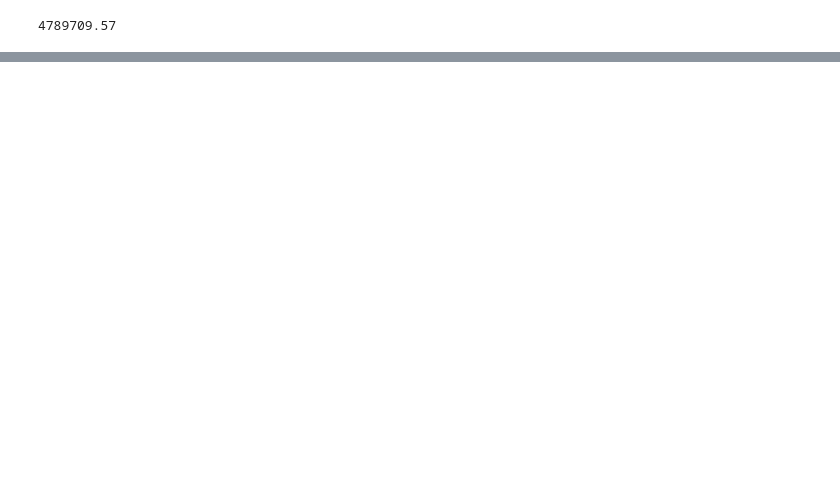
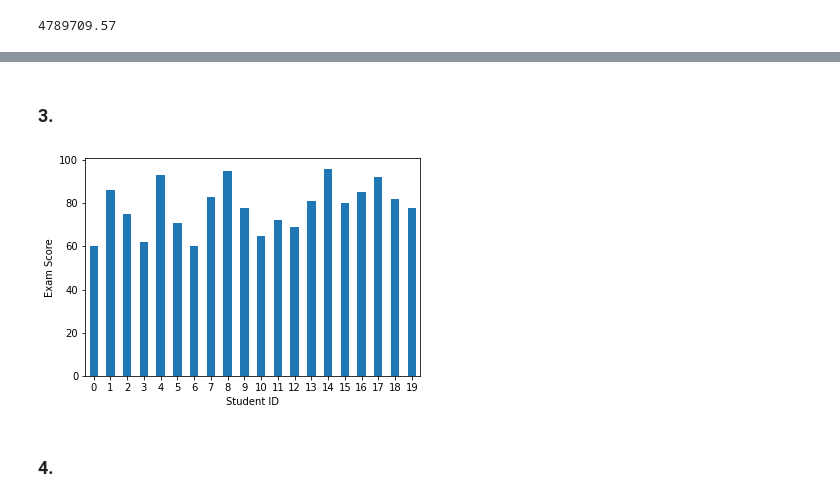
Before and after one commit to wheelerjoshua/numpy-pandas-visualization-exercises, a Jupyter notebook: pandas_series.ipynb, the cells around one changed output, grey strips where cells are left out. Saved outputs shown, nothing was run; the diff lists cells and outputs as text; code cells hidden in the pictures; blank space fills up the shorter version.

Commit message:
added dataframes exercises and updated pandas_series exercises

```diff
--- a/pandas_series.ipynb
+++ b/pandas_series.ipynb
@@ -440,0 +487,2 @@ Categories (4, interval[float64]): [(-4511.11, 1197705.993] < (1197705.993, 2395
+# %%
+exam_scores = pd.Series([60, 86, 75, 62, 93, 71, 60, 83, 95, 78, 65, 72, 69, 81, 96, 80, 85, 92, 82, 78])
@@ -440,0 +527,11 @@ Categories (4, interval[float64]): [(-4511.11, 1197705.993] < (1197705.993, 2395
+# %% [markdown]
+### 3.
+# %%
+exam_scores.plot.bar()
+plt.xlabel('Student ID')
+plt.ylabel('Exam Score')
+plt.xticks(rotation = 0);
+# %% [output]
+[figure, added]
+# %% [markdown]
+### 4.
```
Also changed, not shown: parts of 41 cells of this notebook, 1 other file.
